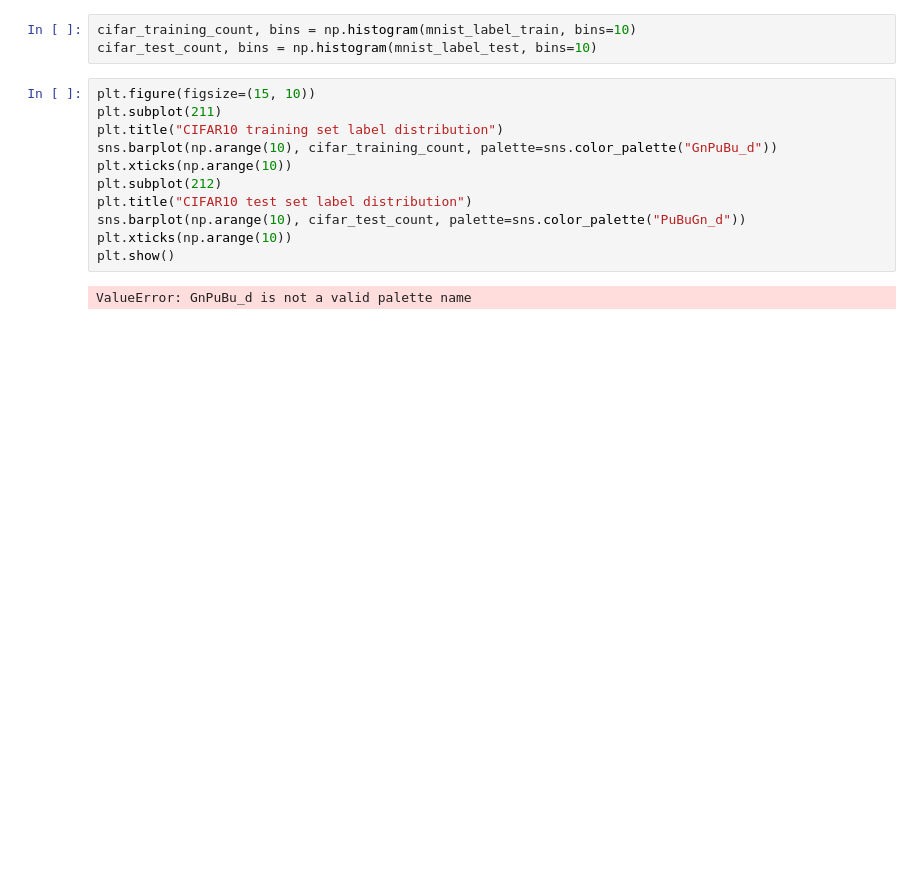
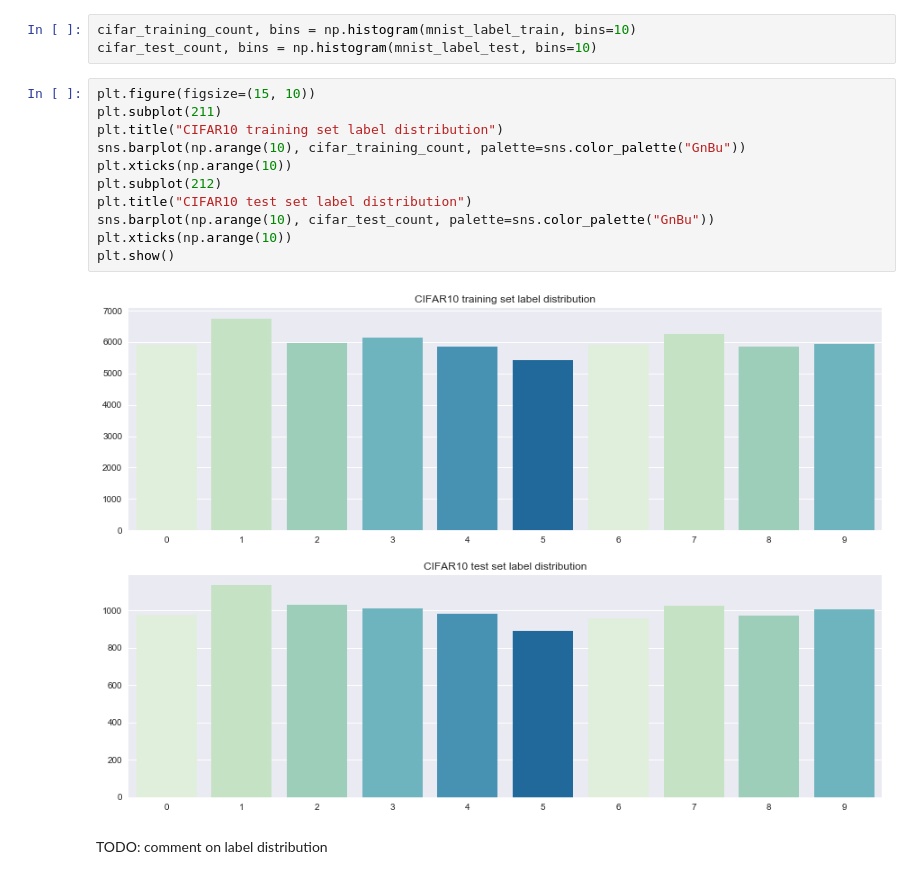
Before and after one commit to alegaballo/ASI, a Jupyter notebook: assesment/assesment.ipynb, the cells around one changed output. Saved outputs shown, nothing was run; the diff lists cells and outputs as text; blank space fills up the shorter version.

```diff
--- a/assesment/assesment.ipynb
+++ b/assesment/assesment.ipynb
@@ -48,13 +48,15 @@ cifar_test_count, bins = np.histogram(mnist_label_test, bins=10)
 # %%
 plt.figure(figsize=(15, 10))
 plt.subplot(211)
 plt.title("CIFAR10 training set label distribution")
-sns.barplot(np.arange(10), cifar_training_count, palette=sns.color_palette("GnPuBu_d"))
+sns.barplot(np.arange(10), cifar_training_count, palette=sns.color_palette("GnBu"))
 plt.xticks(np.arange(10))
 plt.subplot(212)
 plt.title("CIFAR10 test set label distribution")
-sns.barplot(np.arange(10), cifar_test_count, palette=sns.color_palette("PuBuGn_d"))
+sns.barplot(np.arange(10), cifar_test_count, palette=sns.color_palette("GnBu"))
 plt.xticks(np.arange(10))
 plt.show()
 # %% [output]
-ValueError: GnPuBu_d is not a valid palette name
+[figure, added]
+# %% [markdown]
+TODO: comment on label distribution
```
